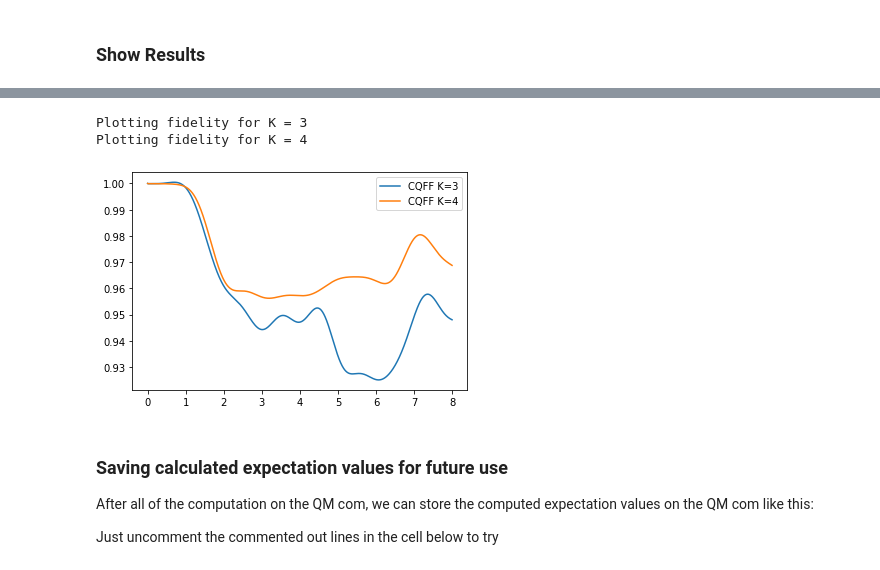
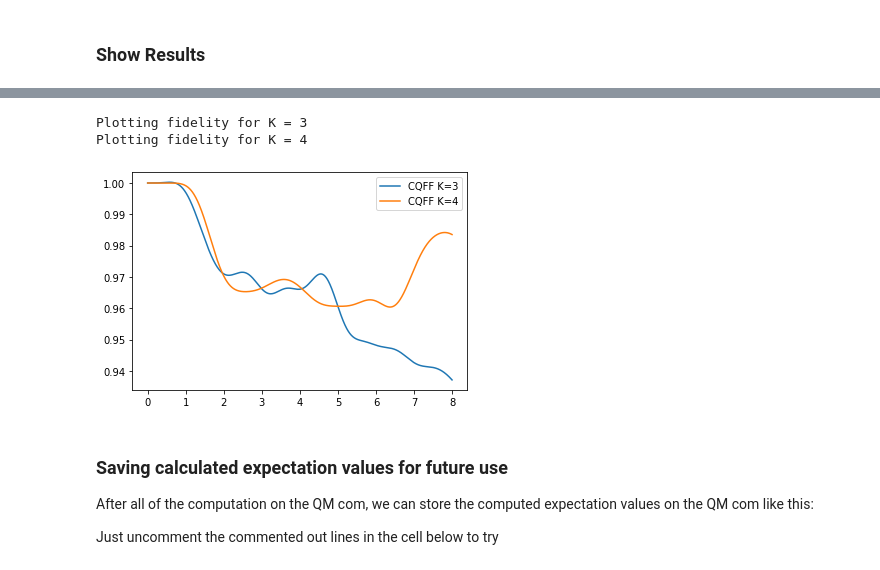
Before and after one commit to tmog123/Quantum_Assisted, a Jupyter notebook: Tutorial on how to use (Start here).ipynb, the cells around one changed output, grey strips where cells are left out. Saved outputs shown, nothing was run; the diff lists cells and outputs as text; code cells hidden in the pictures.

Commit message:
update tutorial to reflect fidelity_plotter change

```diff
--- a/Tutorial on how to use (Start here).ipynb
+++ b/Tutorial on how to use (Start here).ipynb
@@ -409,11 +409,11 @@ Evaluating matrix with Qiskit Circuits
 # %%
-plotp.QS_plotter_for_fidelity(num_qubits, finalresultsCQFF, times, whatK, "CQFF", cS_instance.get_results(), initial_state)
+plotp.QS_plotter_for_fidelity(num_qubits, finalresultsCQFF, times, whatK, "CQFF", hamiltonian, initial_state)
 # Show plot
 plotp.show_plot()
 # %% [output]
 Plotting fidelity for K = 3
 Plotting fidelity for K = 4
-[figure, old version]
+[figure, new version]
 # %% [markdown]
 ### Saving calculated expectation values for future use
 
```
Also changed, not shown: parts of 2 cells of this notebook.
